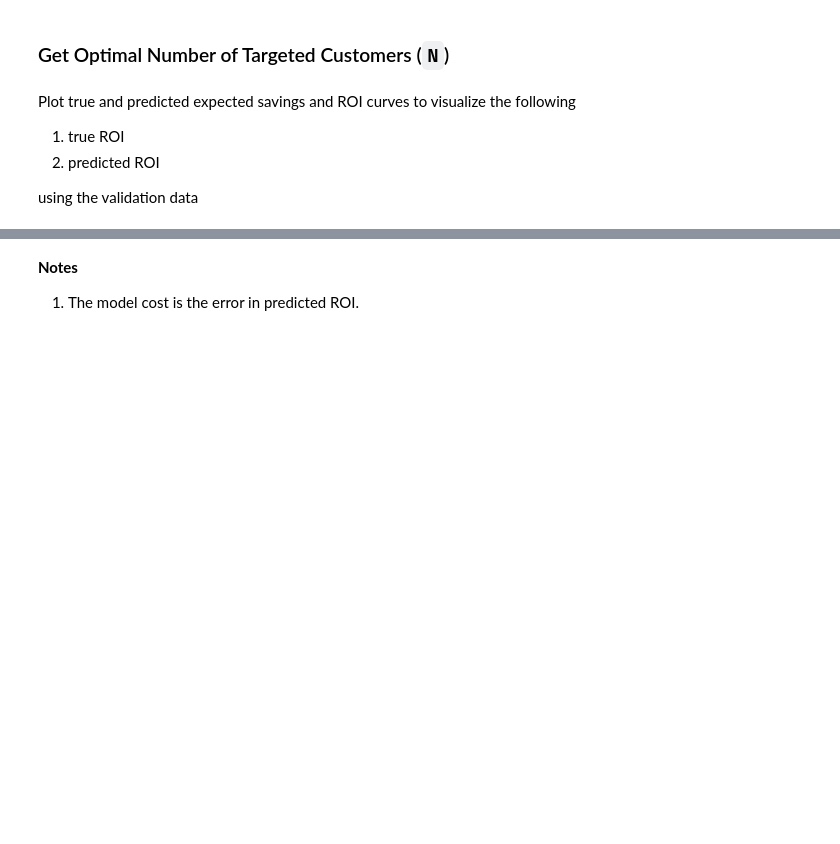
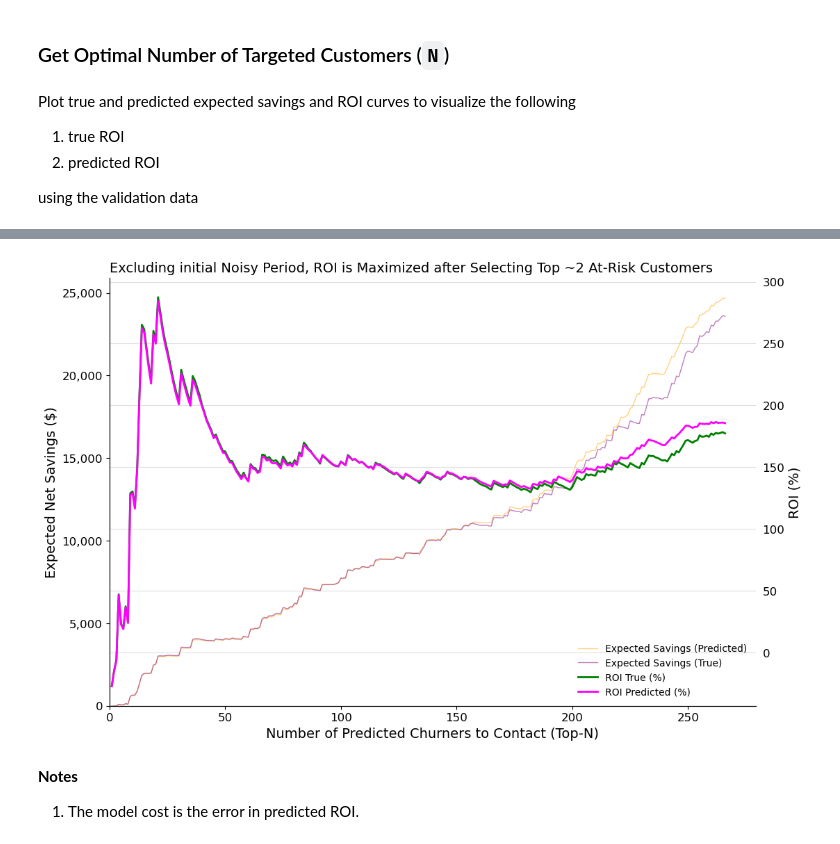
Before and after one commit to edesz/credit-card-churn, a Jupyter notebook: notebooks/06_get_at_risk_and_max_roi_customers_from_business_metrics.ipynb, the cells around one changed output, grey strips where cells are left out. Cells and saved outputs as stored; diff of their text form; code cells hidden in the pictures; blank space fills up the shorter version.

```diff
--- a/notebooks/06_get_at_risk_and_max_roi_customers_from_business_metrics.ipynb
+++ b/notebooks/06_get_at_risk_and_max_roi_customers_from_business_metrics.ipynb
@@ -69,6 +67,12 @@ num_customers_max = 200
 account_id = os.getenv('ACCOUNT_ID')
 access_key_id = os.getenv('ACCESS_KEY_ID')
 secret_access_key = os.getenv('SECRET_ACCESS_KEY')
+
+# R2 data bucket details
+# # name of validation data with predictions key (file) in private R2 bucket
+r2_key_val_partial = f'validation_predictions__{best_model_name}__'
+# # name of test data with predictions key (file) in private R2 bucket
+r2_key_test_partial = f'test_predictions__{best_model_name}__'
 
 s3_client = boto3.client(
     's3',
@@ -140,8 +90,8 @@ def export_df_to_r2(df, bucket_name, r2_key):
 Load validation data with predictions
 # %%
 %%time
-df_val_pred = pandas_read_filtered_parquets_r2(
-    bucket_name, r2_key_val_partial, columns
+df_val_pred = r2io.pandas_read_filtered_parquets_r2(
+    s3_client, bucket_name, r2_key_val_partial, columns
 )
 print(f"Got {len(df_val_pred):,} rows of validation split predictions")
 with pd.option_context('display.max_columns', None):
@@ -227,10 +177,11 @@ vzu.plot_roi_curves(
     {},
     ptitle=(
         'Excluding initial Noisy Period, ROI is Maximized after Selecting Top '
-        '~190 At-Risk Customers'
+        '~2 At-Risk Customers'
     ),
     legend_loc='lower right',
     xlabel=f"Number of Predicted Churners to Contact (Top-N)",
     ylabel="Expected Net Savings ($)",
     fig_size=(12, 8),
 )
+# %% [output]
@@ -237,3 +190,4 @@ vzu.plot_roi_curves(
+[figure, added]
 # %% [markdown]
 **Notes**
 
```
Also changed, not shown: parts of 33 cells of this notebook, 10 other files.
